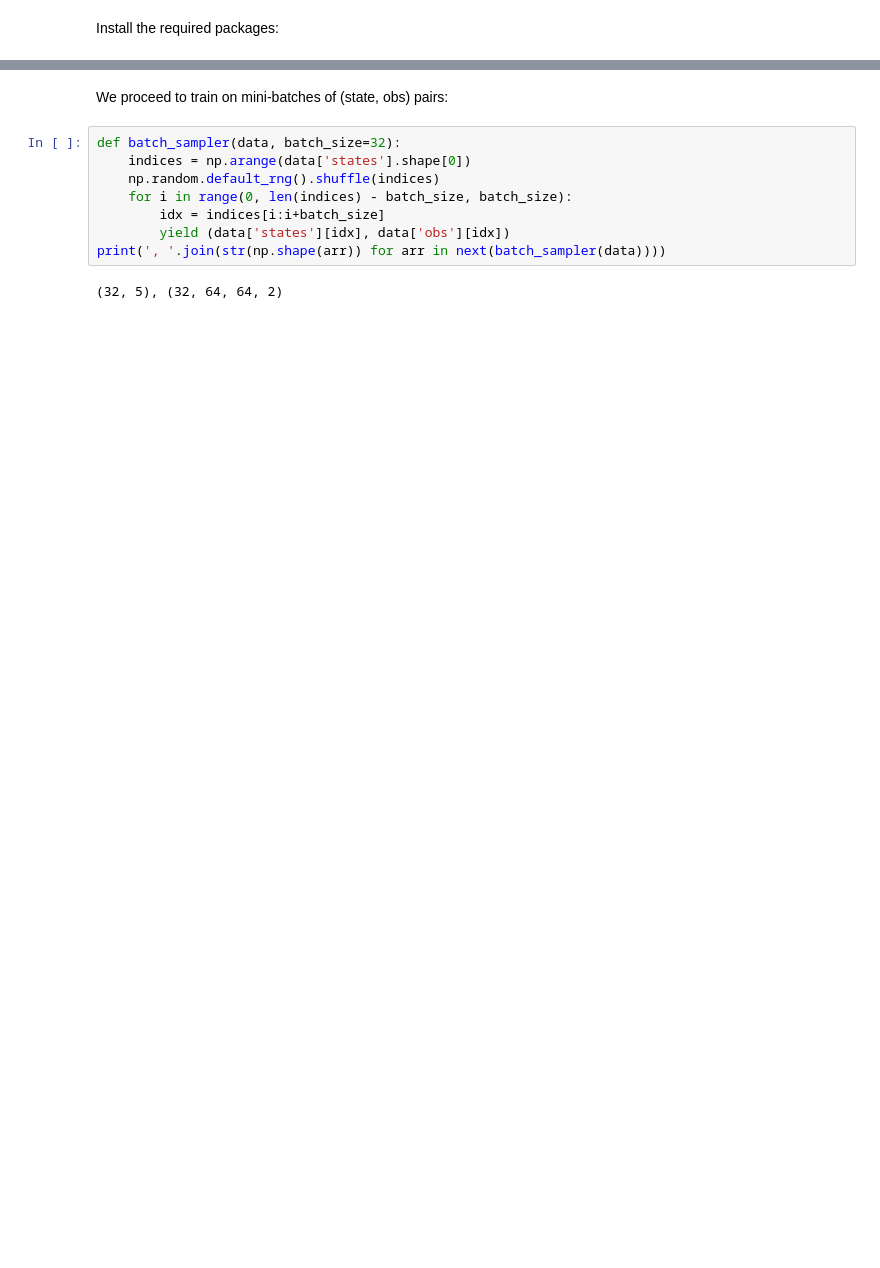
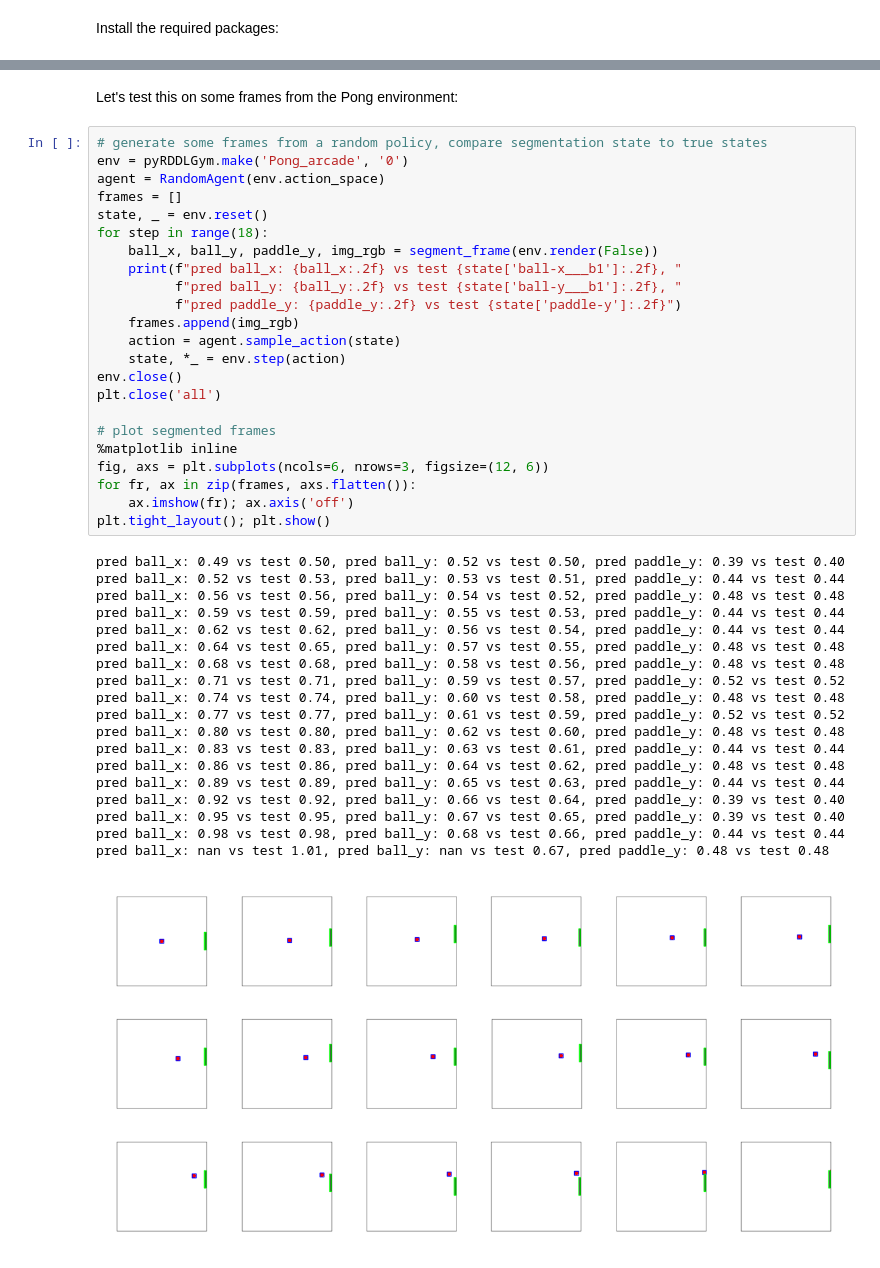
Before and after one commit to pyrddlgym-project/pyRDDLGym, a Jupyter notebook: docs/notebooks/pomdp_planning_from_images_with_jaxplan.ipynb, the cells around one changed output, grey strips where cells are left out. Saved outputs shown, nothing was run; the diff lists cells and outputs as text; blank space fills up the shorter version.

```diff
--- a/docs/notebooks/pomdp_planning_from_images_with_jaxplan.ipynb
+++ b/docs/notebooks/pomdp_planning_from_images_with_jaxplan.ipynb
@@ -67,13 +67,46 @@ data = {'states': np.array(states), 'obs': np.array(obss)}
 # %% [markdown]
-We proceed to train on mini-batches of (state, obs) pairs:
+Let's test this on some frames from the Pong environment:
 # %%
-def batch_sampler(data, batch_size=32):
-    indices = np.arange(data['states'].shape[0])
-    np.random.default_rng().shuffle(indices)
-    for i in range(0, len(indices) - batch_size, batch_size):
-        idx = indices[i:i+batch_size]
-        yield (data['states'][idx], data['obs'][idx])
-print(', '.join(str(np.shape(arr)) for arr in next(batch_sampler(data))))
+# generate some frames from a random policy, compare segmentation state to true states
+env = pyRDDLGym.make('Pong_arcade', '0')
+agent = RandomAgent(env.action_space)
+frames = []
+state, _ = env.reset()
+for step in range(18):
+    ball_x, ball_y, paddle_y, img_rgb = segment_frame(env.render(False))
+    print(f"pred ball_x: {ball_x:.2f} vs test {state['ball-x___b1']:.2f}, "
+          f"pred ball_y: {ball_y:.2f} vs test {state['ball-y___b1']:.2f}, "
+          f"pred paddle_y: {paddle_y:.2f} vs test {state['paddle-y']:.2f}")
+    frames.append(img_rgb)
+    action = agent.sample_action(state)
+    state, *_ = env.step(action)
+env.close()
+plt.close('all')
+
+# plot segmented frames
+%matplotlib inline
+fig, axs = plt.subplots(ncols=6, nrows=3, figsize=(12, 6))
+for fr, ax in zip(frames, axs.flatten()):
+    ax.imshow(fr); ax.axis('off')
+plt.tight_layout(); plt.show()
 # %% [output]
-(32, 5), (32, 64, 64, 2)
+pred ball_x: 0.49 vs test 0.50, pred ball_y: 0.52 vs test 0.50, pred paddle_y: 0.39 vs test 0.40
+pred ball_x: 0.52 vs test 0.53, pred ball_y: 0.53 vs test 0.51, pred paddle_y: 0.44 vs test 0.44
+pred ball_x: 0.56 vs test 0.56, pred ball_y: 0.54 vs test 0.52, pred paddle_y: 0.48 vs test 0.48
+pred ball_x: 0.59 vs test 0.59, pred ball_y: 0.55 vs test 0.53, pred paddle_y: 0.44 vs test 0.44
+pred ball_x: 0.62 vs test 0.62, pred ball_y: 0.56 vs test 0.54, pred paddle_y: 0.44 vs test 0.44
+pred ball_x: 0.64 vs test 0.65, pred ball_y: 0.57 vs test 0.55, pred paddle_y: 0.48 vs test 0.48
+pred ball_x: 0.68 vs test 0.68, pred ball_y: 0.58 vs test 0.56, pred paddle_y: 0.48 vs test 0.48
+pred ball_x: 0.71 vs test 0.71, pred ball_y: 0.59 vs test 0.57, pred paddle_y: 0.52 vs test 0.52
+pred ball_x: 0.74 vs test 0.74, pred ball_y: 0.60 vs test 0.58, pred paddle_y: 0.48 vs test 0.48
+pred ball_x: 0.77 vs test 0.77, pred ball_y: 0.61 vs test 0.59, pred paddle_y: 0.52 vs test 0.52
+pred ball_x: 0.80 vs test 0.80, pred ball_y: 0.62 vs test 0.60, pred paddle_y: 0.48 vs test 0.48
+pred ball_x: 0.83 vs test 0.83, pred ball_y: 0.63 vs test 0.61, pred paddle_y: 0.44 vs test 0.44
+pred ball_x: 0.86 vs test 0.86, pred ball_y: 0.64 vs test 0.62, pred paddle_y: 0.48 vs test 0.48
+pred ball_x: 0.89 vs test 0.89, pred ball_y: 0.65 vs test 0.63, pred paddle_y: 0.44 vs test 0.44
+pred ball_x: 0.92 vs test 0.92, pred ball_y: 0.66 vs test 0.64, pred paddle_y: 0.39 vs test 0.40
+pred ball_x: 0.95 vs test 0.95, pred ball_y: 0.67 vs test 0.65, pred paddle_y: 0.39 vs test 0.40
+pred ball_x: 0.98 vs test 0.98, pred ball_y: 0.68 vs test 0.66, pred paddle_y: 0.44 vs test 0.44
+pred ball_x: nan vs test 1.01, pred ball_y: nan vs test 0.67, pred paddle_y: 0.48 vs test 0.48
+[figure, added]
 # %% [markdown]
```
Also changed, not shown: parts of 19 cells of this notebook, 1 other file.
